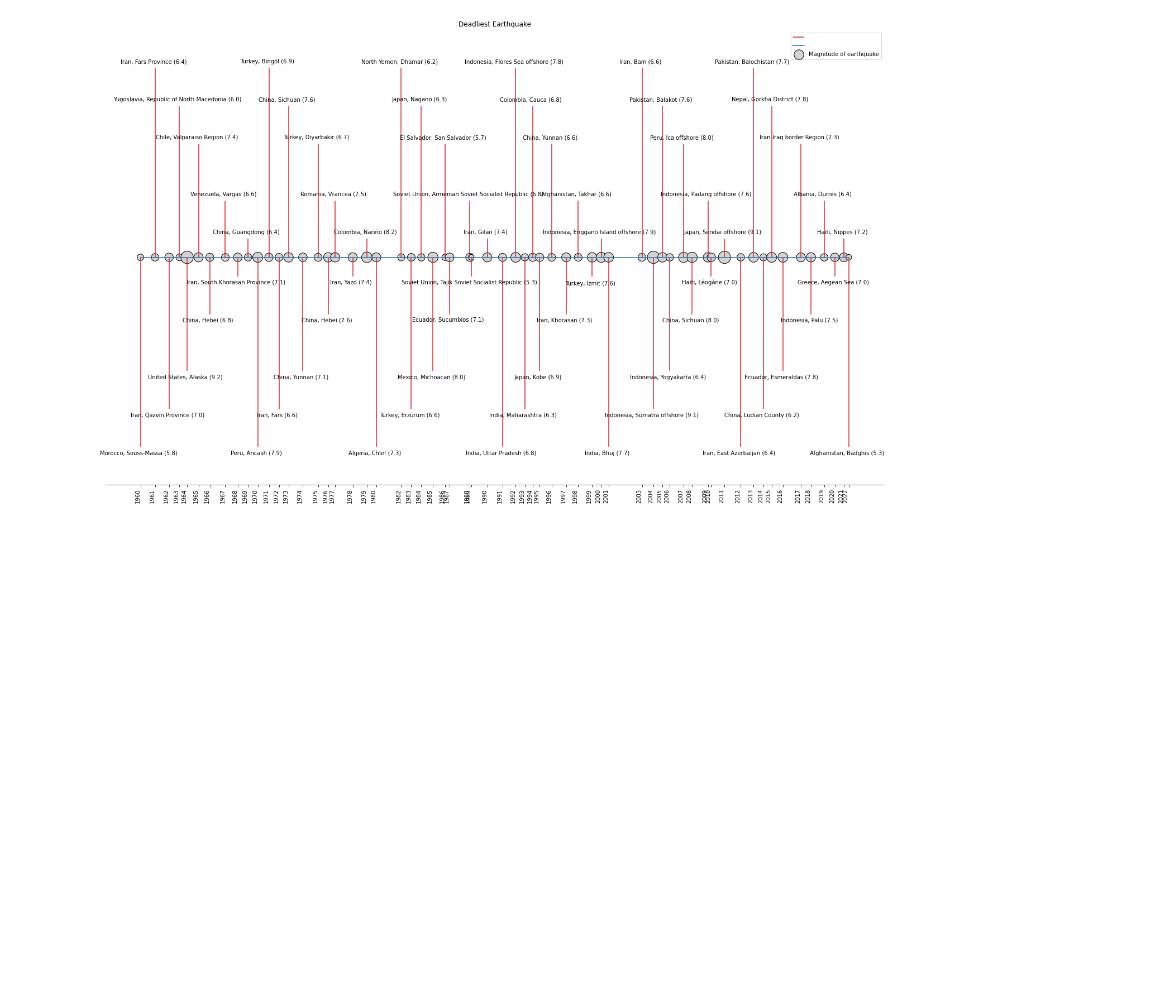
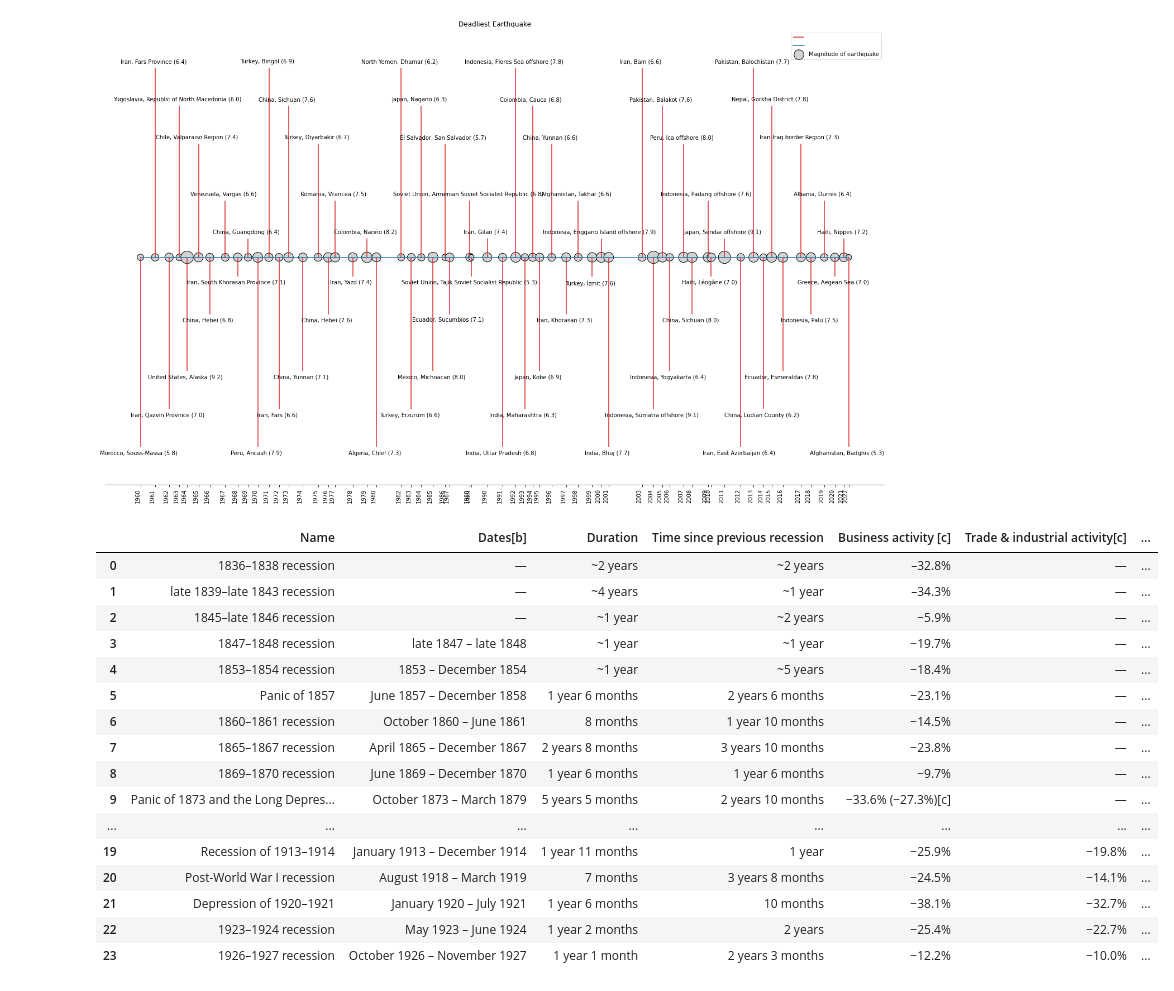
Before and after one commit to gakshat14/hist_time, a Jupyter notebook: notebooks/web_scrapper.ipynb, the cells around one changed output. Saved outputs shown, nothing was run; the diff lists cells and outputs as text; code cells hidden in the pictures; blank space fills up the shorter version.

```diff
--- a/notebooks/web_scrapper.ipynb
+++ b/notebooks/web_scrapper.ipynb
@@ -162,3 +162,25 @@ levels = np.tile([-10, 10, -8, 8, -6, 6, -3, 3, -1, 1],
 plot_my_timeline(df.Date_test, df.Magnitude, df.Event, df.Location, levels, 'Deadliest Earthquake')
 # %% [output]
 [figure]
+# %%
+df = pd.read_csv('../Free_Banking_Era_to_the_Great_Depression.csv')
+# %%
+df
+# %% [output]
+|  | Name | Dates[b] | Duration | Time since previous recession | Business activity [c] | Trade & industrial activity[c] | ... |
+| 0 | 1836–1838 recession | — | ~2 years | ~2 years | –32.8% | — | ... |
+| 1 | late 1839–late 1843 recession | — | ~4 years | ~1 year | –34.3% | — | ... |
+| 2 | 1845–late 1846 recession | — | ~1 year | ~2 years | −5.9% | — | ... |
+| 3 | 1847–1848 recession | late 1847 – late 1848 | ~1 year | ~1 year | −19.7% | — | ... |
+| 4 | 1853–1854 recession | 1853 – December 1854 | ~1 year | ~5 years | −18.4% | — | ... |
+| 5 | Panic of 1857 | June 1857 – December 1858 | 1 year 6 months | 2 years 6 months | −23.1% | — | ... |
+| 6 | 1860–1861 recession | October 1860 – June 1861 | 8 months | 1 year 10 months | −14.5% | — | ... |
+| 7 | 1865–1867 recession | April 1865 – December 1867 | 2 years 8 months | 3 years 10 months | −23.8% | — | ... |
+| 8 | 1869–1870 recession | June 1869 – December 1870 | 1 year 6 months | 1 year 6 months | −9.7% | — | ... |
+| 9 | Panic of 1873 and the Long Depres... | October 1873 – March 1879 | 5 years 5 months | 2 years 10 months | −33.6% (−27.3%)[c] | — | ... |
+| ... | ... | ... | ... | ... | ... | ... | ... |
+| 19 | Recession of 1913–1914 | January 1913 – December 1914 | 1 year 11 months | 1 year | −25.9% | −19.8% | ... |
+| 20 | Post-World War I recession | August 1918 – March 1919 | 7 months | 3 years 8 months | −24.5% | −14.1% | ... |
+| 21 | Depression of 1920–1921 | January 1920 – July 1921 | 1 year 6 months | 10 months | −38.1% | −32.7% | ... |
+| 22 | 1923–1924 recession | May 1923 – June 1924 | 1 year 2 months | 2 years | −25.4% | −22.7% | ... |
+| 23 | 1926–1927 recession | October 1926 – November 1927 | 1 year 1 month | 2 years 3 months | −12.2% | −10.0% | ... |
```
Also changed, not shown: 3 other files.
